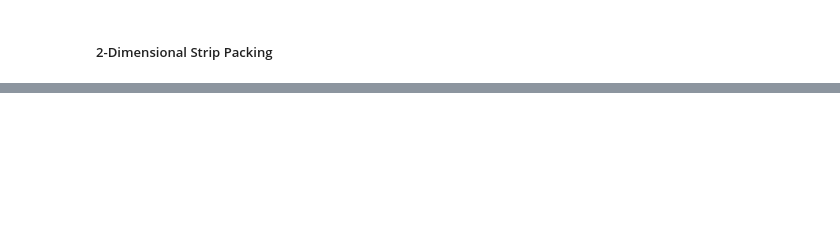
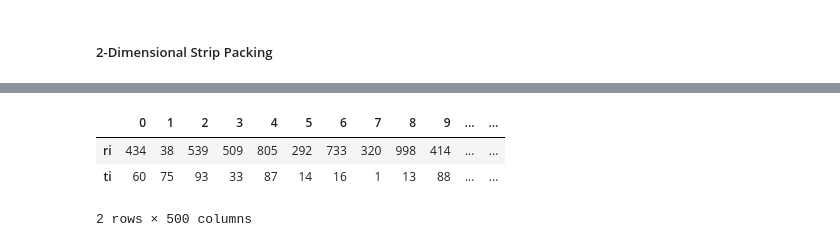
Before and after one commit to Theodore25/dcsft, a Jupyter notebook: lab4/2DSP.ipynb, the cells around one changed output, grey strips where cells are left out. Saved outputs shown, nothing was run; the diff lists cells and outputs as text; code cells hidden in the pictures; blank space fills up the shorter version.

```diff
--- a/lab4/2DSP.ipynb
+++ b/lab4/2DSP.ipynb
@@ -132,0 +150,17 @@ epsilon = 0.15
+# %%
+def get_tasks(rmax, tmax, n):
+    return pd.DataFrame({
+        'ti': np.random.randint(1, tmax, size=n),
+        'ri': np.random.randint(1, rmax, size=n)
+    })
+
+tmax = 100
+n = 1024
+m = np.arange(500, 1501, step=500)
+
+get_tasks(n, 100, m[0]).T
+# %% [output]
+|  | 0 | 1 | 2 | 3 | 4 | 5 | 6 | 7 | 8 | 9 | ... | ... |
+| ri | 434 | 38 | 539 | 509 | 805 | 292 | 733 | 320 | 998 | 414 | ... | ... |
+| ti | 60 | 75 | 93 | 33 | 87 | 14 | 16 | 1 | 13 | 88 | ... | ... |
+2 rows × 500 columns
```
Also changed, not shown: parts of 7 cells of this notebook, 2 other files.
